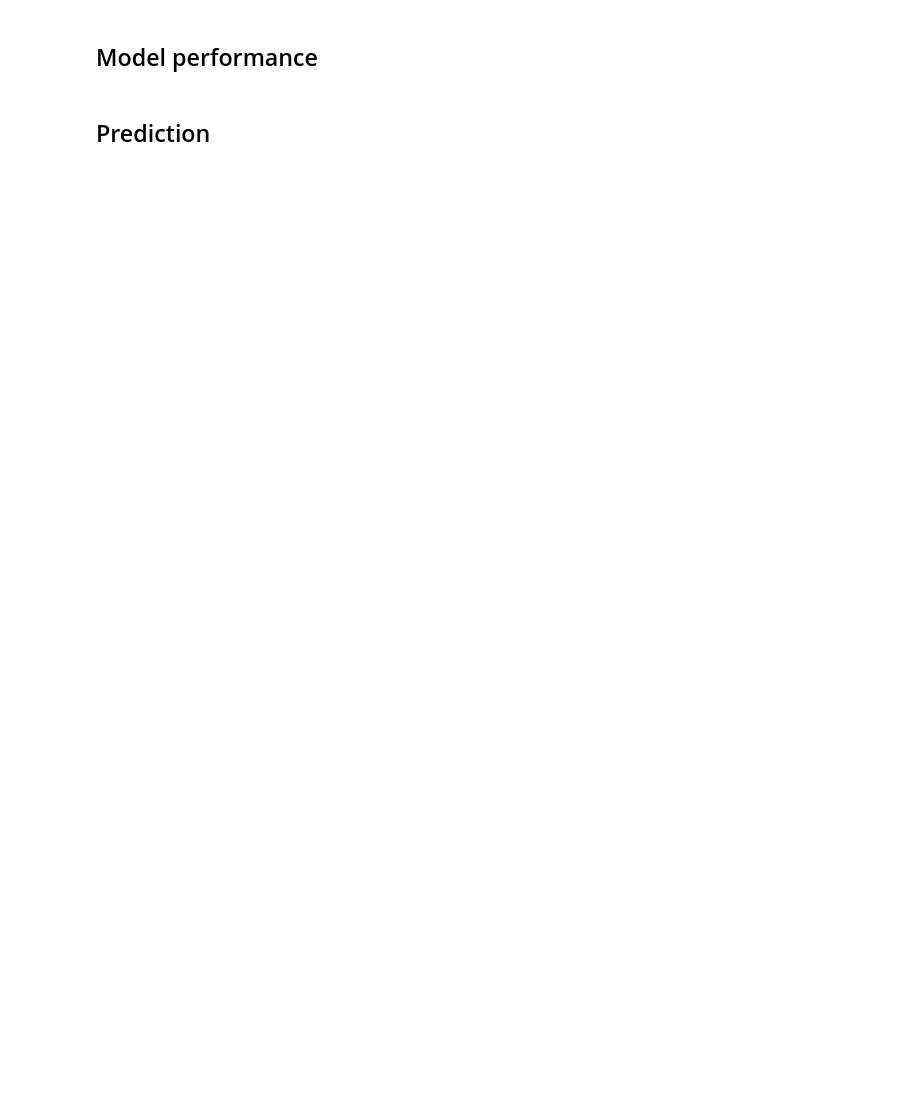
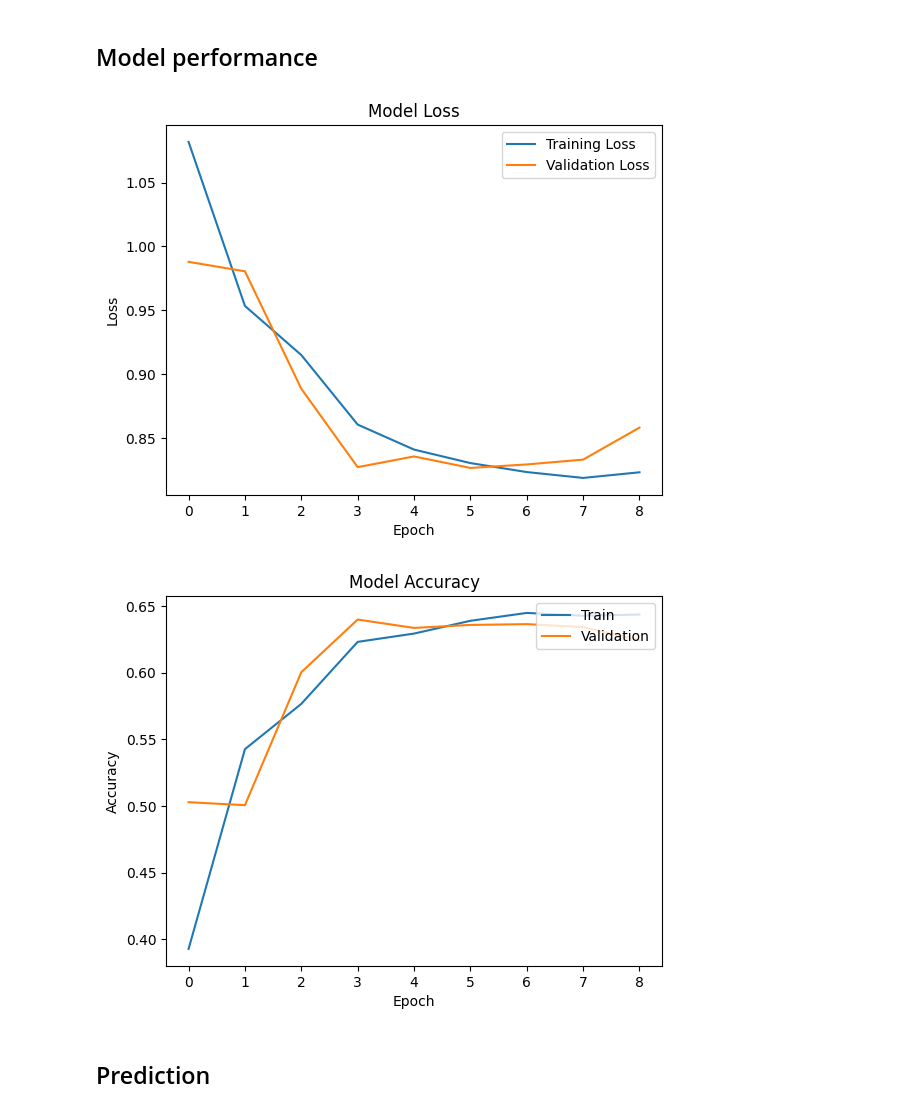
Before and after one commit to kaizenx/tweet-sentiment-classifier, a Jupyter notebook: sentiment.ipynb, the cells around one changed output. Drawn from its saved outputs; the diff is of its cells as text; code cells hidden in the pictures; blank space fills up the shorter version.

Commit message:
model works

```diff
--- a/sentiment.ipynb
+++ b/sentiment.ipynb
@@ -313,8 +358,8 @@ In this project, the Em layer was likely chosen for the following reasons:
 # %%
 # Use cleaned_text in training
 X = train_df["cleaned_text"]
-y = train_df["target"]
-X_test = test_df["text"]
+y = train_df["sentiment_encoded"]
+X_test = test_df["sentiment_encoded"]
 # %%
 X_train, X_val, y_train, y_val = train_test_split(X, y, random_state=42, test_size=0.1)
 # %% [markdown]
@@ -446,8 +491,9 @@ X_val_pad = pad_sequences(X_val_seq, maxlen=max_length, padding='post')
 vocab_size = len(tokenizer.word_index) + 1  # Vocabulary size
 # embedding from 50 to 300 because 300 is a common value
 embedding_dim = 300                        # Dimension of embedding vector
-# lstm went from 64
-lstm_units = 64                        # Number of LSTM units
+# lstm went from 64, 128
+lstm_units = 128                        # Number of LSTM units
+num_classes = 3
 
 # Define the model
 model = Sequential()
@@ -455,16 +501,22 @@ model = Sequential()
 model.add(Embedding(input_dim=3000, output_dim=embedding_dim))
 model.add(SpatialDropout1D(0.2))  # Decrease from 0.3 to 0.2
 model.add(LSTM(units=lstm_units, dropout=0.2, return_sequences=True))  # Set return_sequences=True for stacking LSTMs
+model.add(BatchNormalization())
 model.add(LSTM(units=lstm_units, dropout=0.2))
-model.add(Dense(1, activation='sigmoid'))
+# model.add(Dense(1, activation='sigmoid'))
+# model.add(Dense(num_classes, activation='softmax'))
+# model.add(Dropout(0.2)) no overfitting not needed
+model.add(Dense(num_classes, activation='softmax', kernel_regularizer=l2(0.001)))
 
 
 # Set the initial learning rate
-initial_learning_rate = 0.1
+initial_learning_rate = 0.01
 
 # Configure the optimizer with the initial learning rate
 optimizer = Adam(learning_rate=initial_learning_rate)
 
 # Compile the model with the configured optimizer
 # model.compile(optimizer=optimizer, loss='binary_crossentropy', metrics=['accuracy'])
-model.compile(optimizer=optimizer, loss='binary_crossentropy', metrics=[F1Score(threshold = 0.5)])
+# model.compile(optimizer=optimizer, loss='binary_crossentropy', metrics=[F1Score(threshold = 0.5)])
+# For macro-averaged F1 score (equal importance to all classes)
+model.compile(optimizer=optimizer, loss='sparse_categorical_crossentropy', metrics=['accuracy'])
@@ -471,31 +538,31 @@ model.compile(optimizer=optimizer, loss='binary_crossentropy', metrics=[F1Score(
 # %%
 # Define the path to save the model
-model_save_path = 'model/disaster_tweet_model.keras'
+model_save_path = 'model/tweet_sentiment.keras'
 
 # Step 3: Train the Model
 # Include ModelCheckpoint to save the best model during training
 checkpoint = ModelCheckpoint(model_save_path, monitor='val_loss', verbose=1, save_best_only=True, mode='min')
 
-# early_stopping = EarlyStopping(
-#     monitor='val_loss',  # Monitor the validation loss
-#     patience=3,          # Number of epochs with no improvement after which training will be stopped
-#     restore_best_weights=True  # Restore model weights from the epoch with the best validation loss
-# )
+early_stopping = EarlyStopping(
+    monitor='val_loss',  # Monitor the validation loss
+    patience=3,          # Number of epochs with no improvement after which training will be stopped
+    restore_best_weights=True  # Restore model weights from the epoch with the best validation loss
+)
 
 reduce_lr = ReduceLROnPlateau(
     monitor='val_loss',    # Monitors validation loss
     factor=0.1,            # Reduces the learning rate by a factor of 10
-    patience=2,            # Number of epochs with no improvement after which learning rate will be reduced
+    patience=3,            # Number of epochs with no improvement after which learning rate will be reduced
     min_lr=1e-6            # Sets a minimum learning rate limit
 )
 
 # Batch size went from 32 to 16
 history = model.fit(X_train_pad, y_train,
                     epochs=20,
-                    batch_size=16,
+                    batch_size=32,
                     validation_data=(X_val_pad, y_val),
                     verbose=1,
-                    callbacks=[checkpoint, reduce_lr])
+                    callbacks=[checkpoint, early_stopping, reduce_lr])
 
 # Model summary (optional)
 model.summary()
@@ -504,21 +613,24 @@ model.summary()
 # %%
 # Plot training & validation loss values
 plt.plot(history.history['loss'], label='Training Loss')
 plt.plot(history.history['val_loss'], label='Validation Loss')
 plt.title('Model Loss')
 plt.ylabel('Loss')
 plt.xlabel('Epoch')
 plt.legend()
 plt.show()
 
 # Plot training & validation accuracy values
-plt.plot(history.history['f1_score'])
-plt.plot(history.history['val_f1_score'])
-plt.title('Model F1')
+plt.plot(history.history['accuracy'])
+plt.plot(history.history['val_accuracy'])
+plt.title('Model Accuracy')
 plt.ylabel('Accuracy')
 plt.xlabel('Epoch')
 plt.legend(['Train', 'Validation'], loc='upper right')
 plt.show()
+# %% [output]
+[figure, added]
+[figure, added]
 # %% [markdown]
 ## Prediction
 # %%
```
Also changed, not shown: parts of 36 cells of this notebook, 1 other file.
